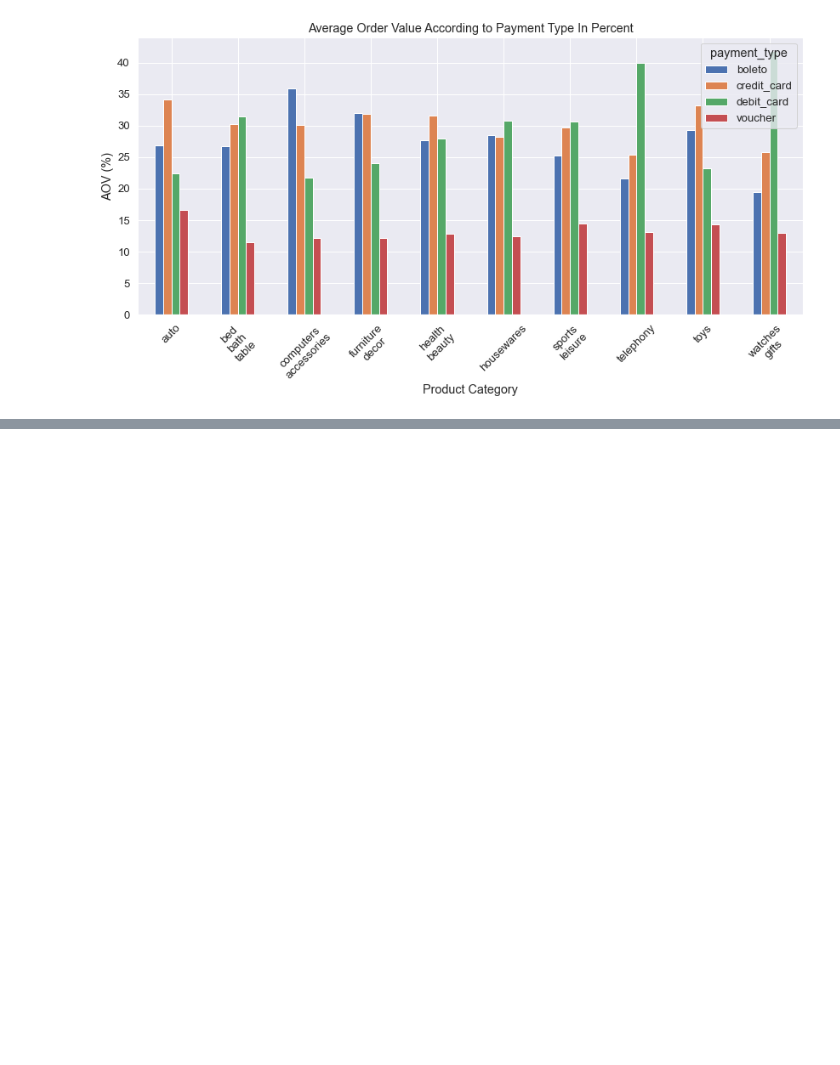
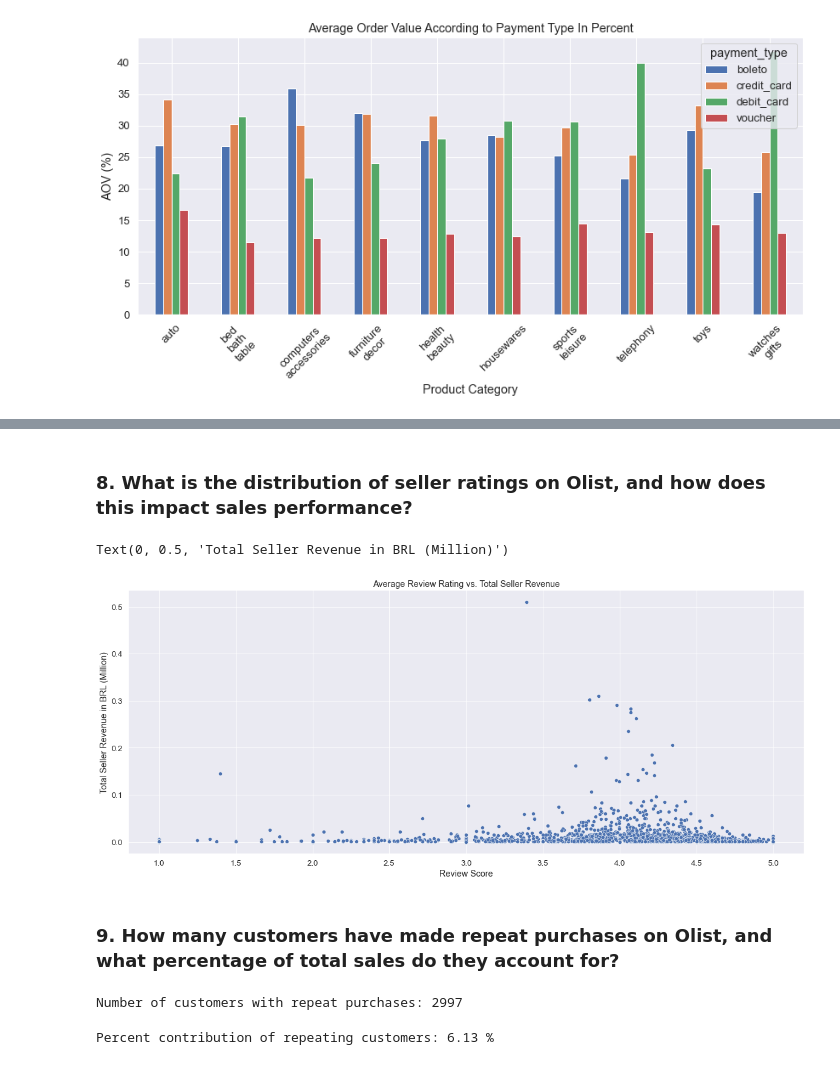
Before and after one commit to fihashim/olist-eda, a Jupyter notebook: olist-eda-p1.ipynb, the cells around one changed output, grey strips where cells are left out. Drawn from its saved outputs; the diff is of its cells as text; code cells hidden in the pictures; blank space fills up the shorter version.

Commit message:
olist eda completed

```diff
--- a/olist-eda-p1.ipynb
+++ b/olist-eda-p1.ipynb
@@ -615,0 +659,58 @@ plt.show()
+# %% [markdown]
+### 8. What is the distribution of seller ratings on Olist, and how does this impact sales performance?
+# %%
+sellers_order_items_orders_reviews = sellers_df.merge(order_items, how='left', on='seller_id').merge(orders, how='left', on='order_id').merge(order_reviews, how='left', on='order_id')
+
+# remove unavailable orders
+sellers_order_items_orders_reviews = sellers_order_items_orders_reviews[sellers_order_items_orders_reviews.order_status != 'unavailable']
+
+# remove any missing review_scores
+sellers_order_items_orders_reviews = sellers_order_items_orders_reviews[~sellers_order_items_orders_reviews.review_score.isna()]
+
+# merge with payments df to find out sales revenue
+sellers_order_items_orders_reviews_payments = sellers_order_items_orders_reviews.merge(order_payments, on='order_id', how='left')
+total_seller_revenue = sellers_order_items_orders_reviews_payments.groupby('seller_id').sum('payment_value')
+total_seller_revenue = total_seller_revenue['payment_value'].reset_index()
+total_seller_revenue.sort_values(by='payment_value', ascending=False)
+
+# get average review ratings for each seller
+average_review_score = sellers_order_items_orders_reviews_payments.groupby('seller_id').mean('review_score')['review_score'].reset_index()
+
+# merge total_seller_revenue with average_review_score
+total_seller_revenue_review_score = total_seller_revenue.merge(average_review_score, on='seller_id', how='inner')
+total_seller_revenue_review_score['payment_value'] = total_seller_revenue_review_score['payment_value'].astype(float)
+total_seller_revenue_review_score['payment_value'] = total_seller_revenue_review_score['payment_value'] / 1e6
+
+# max payment_value
+total_seller_revenue_review_score[total_seller_revenue_review_score.payment_value == total_seller_revenue_review_score.payment_value.max()]
+fig3, ax3 = plt.subplots(figsize=(20,8))
+fig_scat = sns.scatterplot(data=total_seller_revenue_review_score, x="review_score", y='payment_value')
+fig_scat.set_title('Average Review Rating vs. Total Seller Revenue')
+fig_scat.set_xlabel('Review Score')
+fig_scat.set_ylabel('Total Seller Revenue in BRL (Million)')
+# %% [output]
+Text(0, 0.5, 'Total Seller Revenue in BRL (Million)')
+[figure, added]
+# %% [markdown]
+### 9. How many customers have made repeat purchases on Olist, and what percentage of total sales do they account for?
+# %%
+repeat_customers = orders.merge(custom, how='left', on='customer_id').groupby('customer_unique_id').count()
+repeat_customers.reset_index(inplace=True)
+repeat_customers = repeat_customers.sort_values(by='customer_id', ascending=False)
+repeat_customers = repeat_customers[repeat_customers['customer_id'] > 1] # 2791 repeating customers.
+no_repeat_customers = len(repeat_customers)
+
+print(f"Number of customers with repeat purchases: {no_repeat_customers}")
+# %% [output]
+Number of customers with repeat purchases: 2997
+# %%
+# extract orders of based on repeating customer_unique_id
+customer_orders_items = orders.merge(custom, on='customer_id', how='inner').merge(order_payments, on ='order_id', how='inner')
+customer_orders_items = customer_orders_items[['customer_unique_id', 'order_id', 'payment_value']]
+repeat_orders = customer_orders_items[customer_orders_items['customer_unique_id'].isin(repeat_customers['customer_unique_id'])]
+total_revenue_repeating_orders = repeat_orders.payment_value.sum()
+
+percent_repeating_customers_revenue = total_revenue_repeating_orders / (total_revenue * 1000000) * 100
+print(f"Percent contribution of repeating customers: {round(percent_repeating_customers_revenue, 2)} %")
+# %% [output]
+Percent contribution of repeating customers: 6.13 %
```
Also changed, not shown: parts of 23 cells of this notebook.
